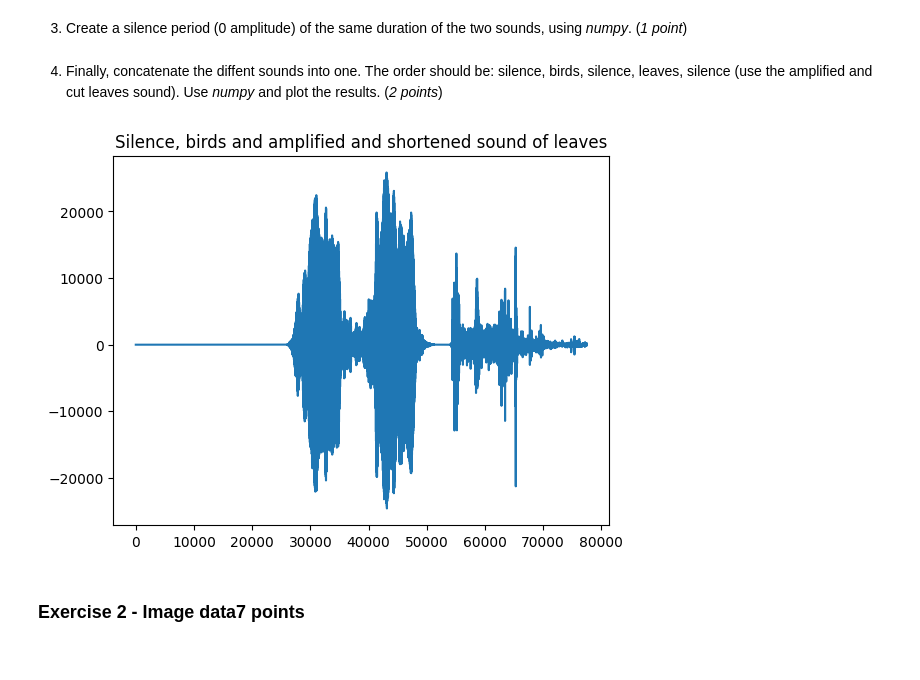
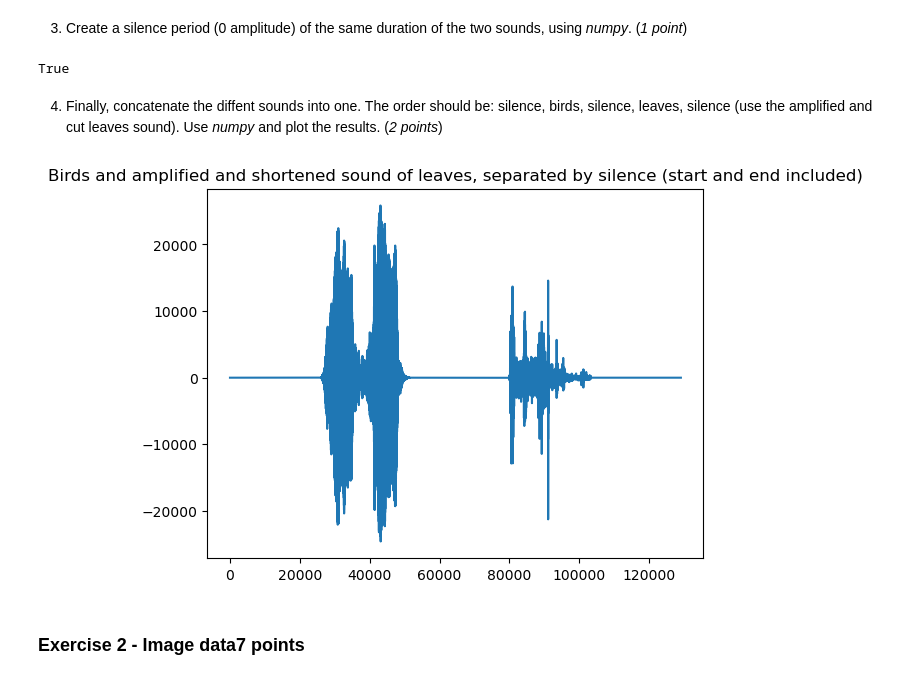
Before and after one commit to lieselty/advanced_python, a Jupyter notebook: Homework2/W2_Assignment.ipynb, the cells around one changed output. Drawn from its saved outputs; the diff is of its cells as text; code cells hidden in the pictures.

Commit message:
Finished the assignement
Corrections in exo1 and adjusting some printing result in 1 and 3

```diff
--- a/Homework2/W2_Assignment.ipynb
+++ b/Homework2/W2_Assignment.ipynb
@@ -79,12 +78,22 @@ silence_period = np.zeros(sound_bird.size)
+# %%
+silence_period = np.zeros(sound_bird.size)
+#checking if they are of the same duration
+print(short_amplified_sound_leaves.size == silence_period.size)
+# %% [output]
+True
 # %% [markdown]
 4. Finally, concatenate the diffent sounds into one. The order should be: silence, birds, silence, leaves, silence (use the amplified and cut leaves sound). Use *numpy* and plot the results. (*2 points*)
 # %%
-concatenate_sounds = np.concatenate([silence_period, sound_bird, short_amplified_sound_leaves])
+concatenate_sounds = np.concatenate([silence_period, sound_bird, silence_period, short_amplified_sound_leaves, silence_period])
+#ploting the various element, we can
 plt.plot(concatenate_sounds)
-plt.title("Silence, birds and amplified and shortened sound of leaves")
+plt.title("Birds and amplified and shortened sound of leaves, separated by silence (start and end included)")
 plt.show()
+
+#verifying the concatenation in an audio signals
+sd.play(concatenate_sounds) ###warning the amplitude of the sound_bird has been increased so the audio signal is very loud and saturated
 # %% [output]
-[figure, old version]
+[figure, new version]
 # %% [markdown]
 <h3 style="text-align:left;">Exercise 2 - Image data<span style="float: right">7 points</span></h3>
 # %% [markdown]
```
Also changed, not shown: parts of 16 cells of this notebook.
